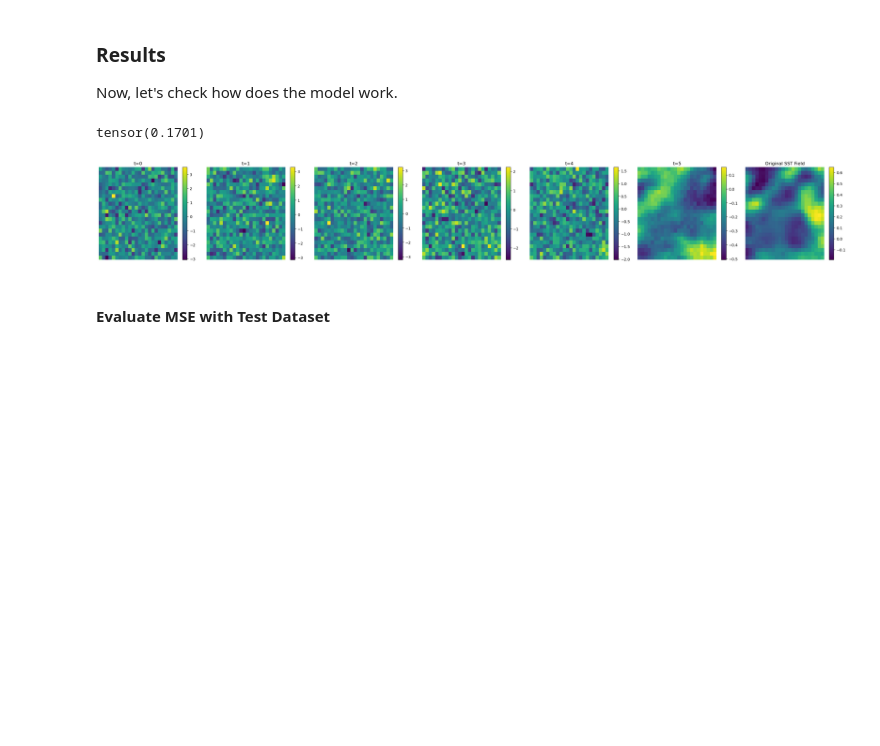
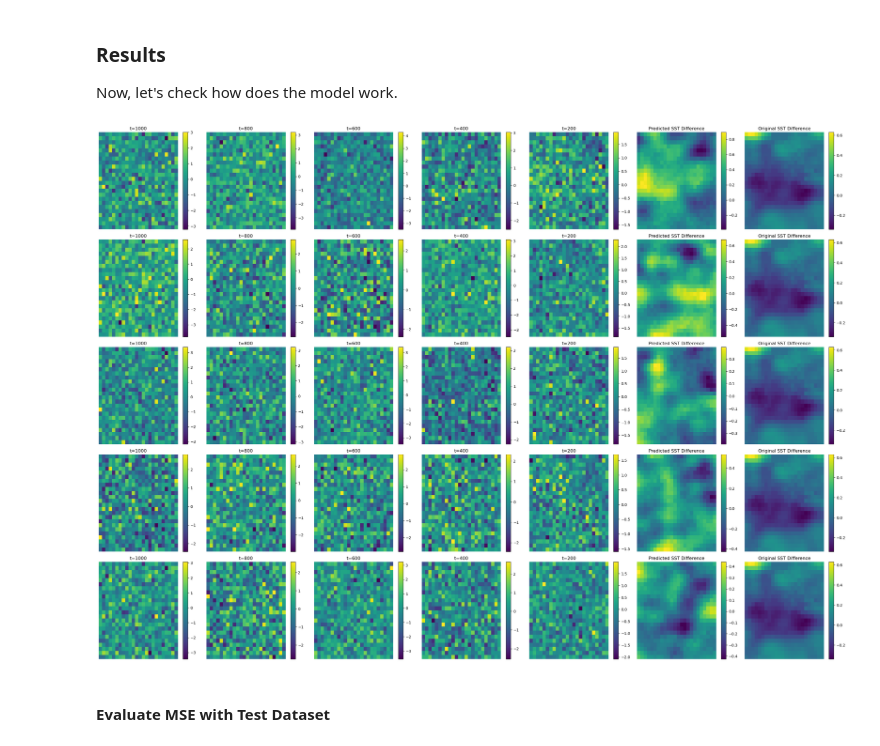
Before and after one commit to beekill95/future-sst-prediction-diffusion, a Jupyter notebook: experiments/future_sst_diff-conditional_diffusion-fully_connected.ipynb, the cells around one changed output. Drawn from its saved outputs; the diff is of its cells as text; code cells hidden in the pictures; blank space fills up the shorter version.

```diff
--- a/experiments/future_sst_diff-conditional_diffusion-fully_connected.ipynb
+++ b/experiments/future_sst_diff-conditional_diffusion-fully_connected.ipynb
@@ -202,39 +202,48 @@ train_loss=0.028263326886357094 val_loss=0.02783621830009931
 
 Now, let's check how does the model work.
 # %%
+def generate_future_sst(backward_sampler, past_sst, original_sst, noisy_sst, times=5):
+    all_recovered_ssts = []
+
+    for _ in range(times):
+        recovered_sst = noisy_sst
+        recovered_ssts = []
+        for i in reversed(range(forward_sampler.max_time_steps)):
+            recovered_sst = backward_sampler(recovered_sst, past_sst, i)
+
+            if i % 200 == 0:
+                recovered_ssts.append(recovered_sst)
+
+        all_recovered_ssts.append(recovered_ssts)
+
+    nb_sst = len(all_recovered_ssts[0]) + 1
+    fig, axes = plt.subplots(nrows=times, ncols=nb_sst, figsize=(4 * nb_sst, 4 * times))
+    for row in range(times):
+        for t, (ax, sst) in enumerate(zip(axes[row], all_recovered_ssts[row])):
+            ax.set_title(f't={(nb_sst - t - 2)*200}')
+            cs = ax.pcolormesh(sst[0])
+            fig.colorbar(cs, ax=ax)
+            ax.axis('off')
+
+        axes[row, -2].set_title('Predicted SST Difference')
+
+        ax = axes[row, -1]
+        cs = ax.pcolormesh(original_sst[0])
+        fig.colorbar(cs, ax=ax)
+        ax.set_title('Original SST Difference')
+        ax.axis('off')
+
+    fig.tight_layout()
+
+
 backward_sampler = ConditionalBackwardSampler(model, beta_scheduler, device)
-
 past_sst, original_sst = train_ds[500]
 past_sst, original_sst = torch.tensor(past_sst), torch.tensor(original_sst)
 noisy_sst, _ = forward_sampler(
     original_sst, torch.tensor(forward_sampler.max_time_steps - 1))
-recovered_ssts = []
-recovered_sst = noisy_sst
-for i in reversed(range(forward_sampler.max_time_steps)):
-    recovered_sst = backward_sampler(recovered_sst, past_sst, i)
-
-    if i % 200 == 0:
-        recovered_ssts.append(recovered_sst)
-
-nb_sst = len(recovered_ssts) + 1
-fig, axes = plt.subplots(ncols=nb_sst, figsize=(4 * nb_sst, 4))
-for t, (ax, sst) in enumerate(zip(axes, recovered_ssts)):
-    ax.set_title(f'{t=}')
-    cs = ax.pcolormesh(sst[0])
-    fig.colorbar(cs, ax=ax)
-    ax.axis('off')
-
-ax = axes[-1]
-cs = ax.pcolormesh(original_sst[0])
-fig.colorbar(cs, ax=ax)
-ax.set_title('Original SST Field')
-ax.axis('off')
-fig.tight_layout()
-
-print(F.mse_loss(sst, original_sst))
+generate_future_sst(backward_sampler, past_sst, original_sst, noisy_sst)
 # %% [output]
-tensor(0.1701)
-[figure, old version]
+[figure, new version]
 # %% [markdown]
 #### Evaluate MSE with Test Dataset
 # %%
```
Also changed, not shown: parts of 3 cells of this notebook, 3 other files.
